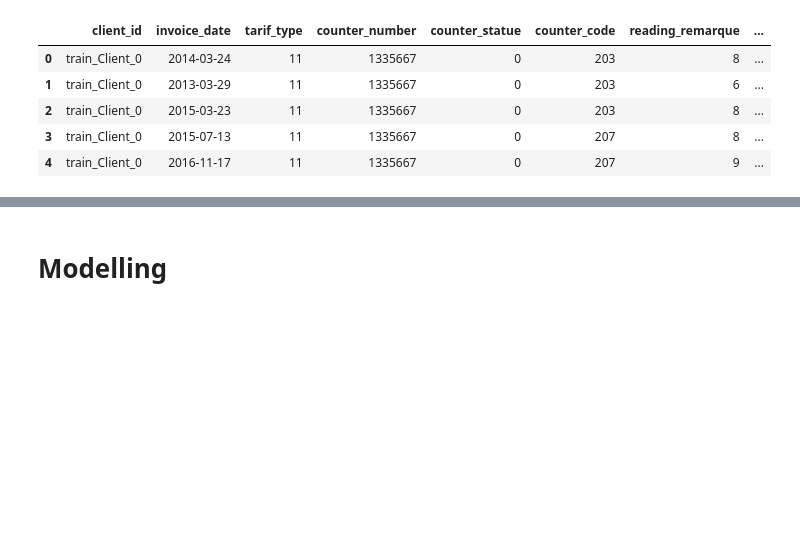
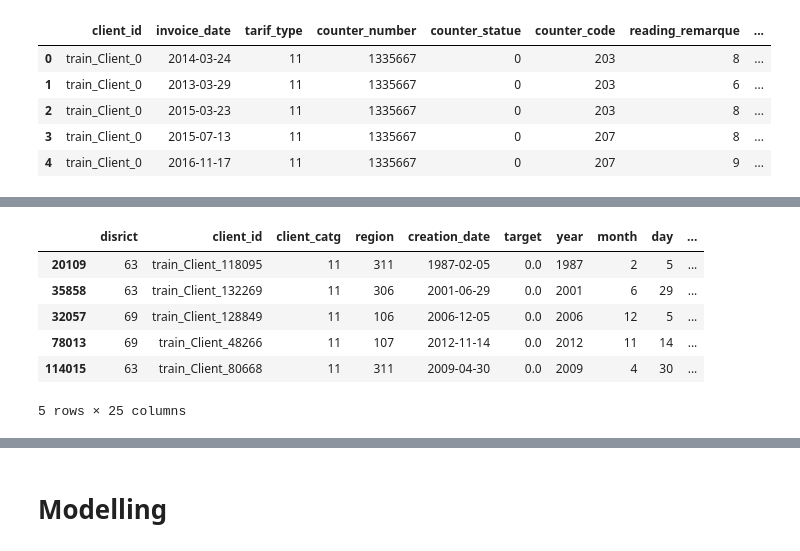
Before and after one commit to Mach-web/electricity_fraud_detection, a Jupyter notebook: Fraud_Detection_Starter.ipynb, the cells around one changed output, grey strips where cells are left out. Drawn from its saved outputs; the diff is of its cells as text; code cells hidden in the pictures; blank space fills up the shorter version.

```diff
--- a/Fraud_Detection_Starter.ipynb
+++ b/Fraud_Detection_Starter.ipynb
@@ -431,3 +437,12 @@ Index(['client_id', '1transactions_count', 'consommation_level_1_mean',
 # %%
 #merge aggregate data with client dataset
 train = pd.merge(client_train,agg_train, on='client_id', how='left')
+train.sample(5)
+# %% [output]
+|  | disrict | client_id | client_catg | region | creation_date | target | year | month | day | ... |
+| 20109 | 63 | train_Client_118095 | 11 | 311 | 1987-02-05 | 0.0 | 1987 | 2 | 5 | ... |
+| 35858 | 63 | train_Client_132269 | 11 | 306 | 2001-06-29 | 0.0 | 2001 | 6 | 29 | ... |
+| 32057 | 69 | train_Client_128849 | 11 | 106 | 2006-12-05 | 0.0 | 2006 | 12 | 5 | ... |
+| 78013 | 69 | train_Client_48266 | 11 | 107 | 2012-11-14 | 0.0 | 2012 | 11 | 14 | ... |
+| 114015 | 63 | train_Client_80668 | 11 | 311 | 2009-04-30 | 0.0 | 2009 | 4 | 30 | ... |
+5 rows × 25 columns
```
Also changed, not shown: parts of 26 cells of this notebook.
